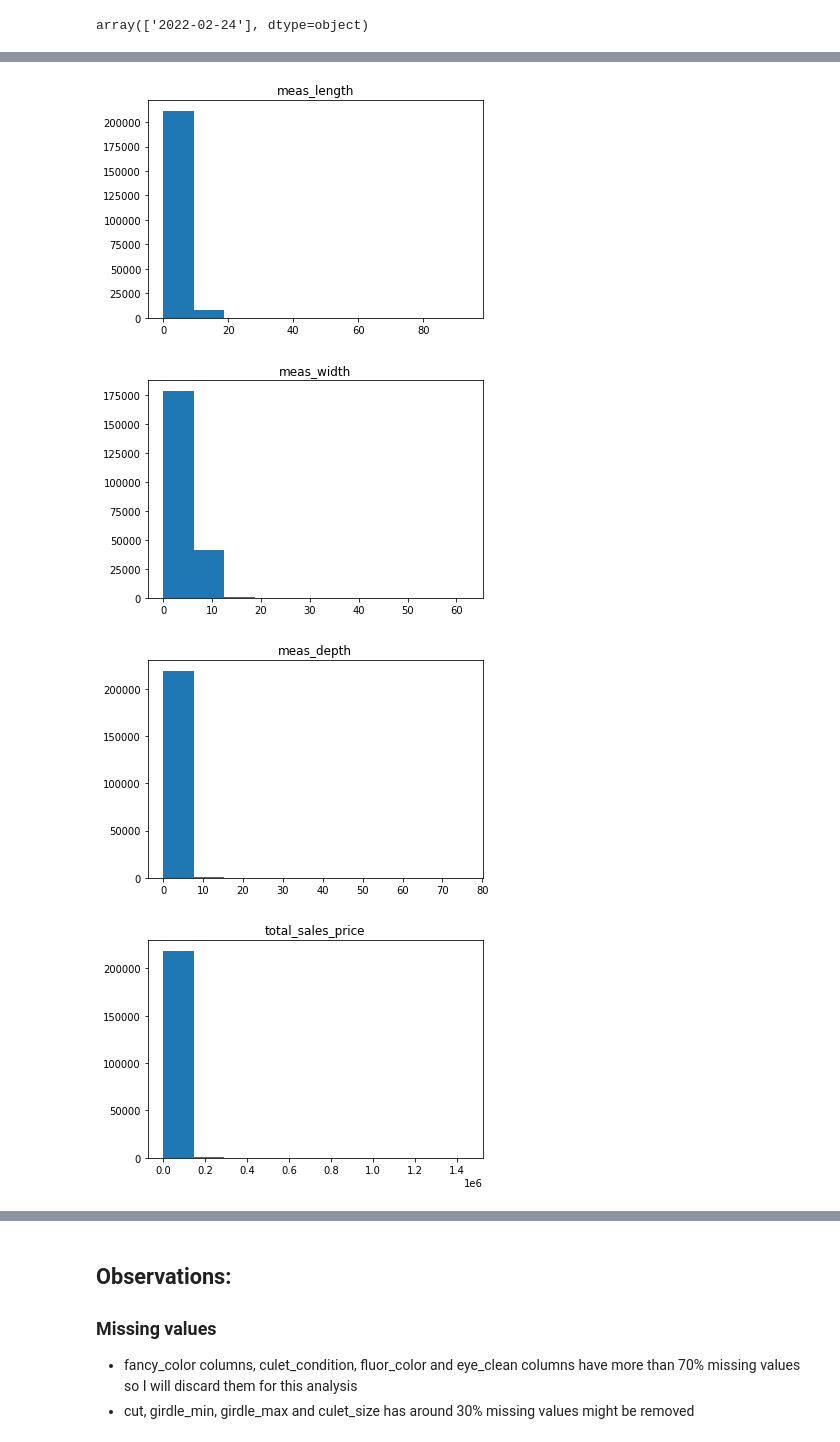
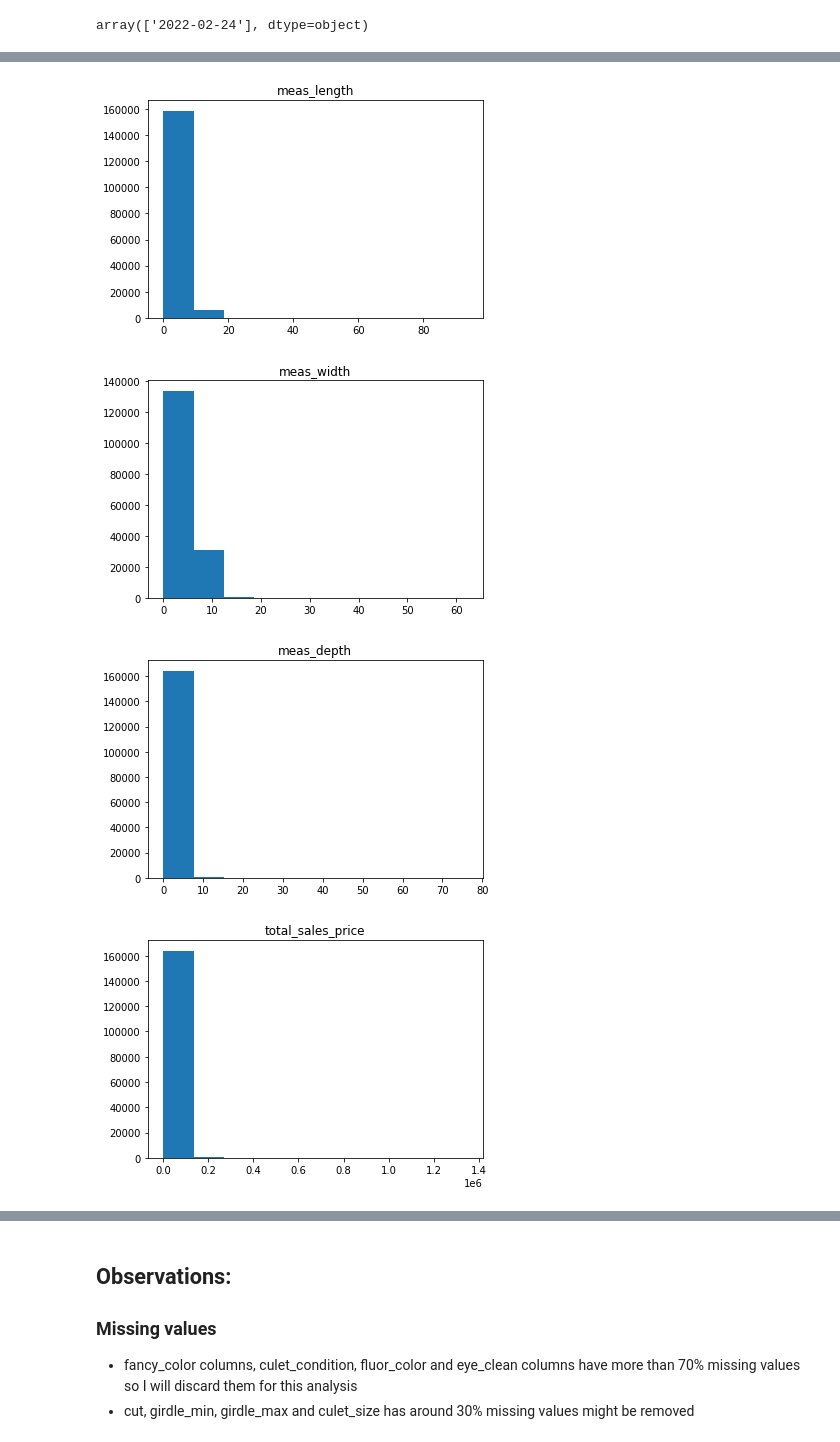
Before and after one commit to jmajurel/diamonds_project, a Jupyter notebook: diamonds_project.ipynb, the cells around one changed output, grey strips where cells are left out. Saved outputs shown, nothing was run; the diff lists cells and outputs as text; code cells hidden in the pictures.

Commit message:
split data set

```diff
--- a/diamonds_project.ipynb
+++ b/diamonds_project.ipynb
@@ -22,5 +23,9 @@ Diamonds data set available on kaggle (https://www.kaggle.com/enashed/diamond-pr
 # %% [markdown]
 # Data Exploration
 # %%
-df = pd.read_csv("./diamonds_project/diamonds.csv")
+data = pd.read_csv("./diamonds_project/diamonds.csv")
+# %%
+X = data[data.columns.difference(['total_sales_price'])]
+y = data["total_sales_price"]
+X_train, X_test, y_train, y_test = train_test_split(X, y)
 # %%
@@ -138,5 +151,5 @@ array(['Round', 'Pear', 'Oval', 'Marquise', 'Princess', 'Emerald',
 # %%
 for name in cat_columns:
-    sbn.barplot(df[name].value_counts().index, df[name].value_counts()).set_title(name)
+    sbn.barplot(X_train[name].value_counts().index, X_train[name].value_counts()).set_title(name)
     plt.show()
 # %% [output]
@@ -188,7 +204,7 @@ df['date'].unique()
 array(['2022-02-24'], dtype=object)
 # %%
 for name in nb_columns:
-    plt.hist(df[name])
+    plt.hist(X_train[name])
     plt.title(name)
     plt.show()
 # %% [output]
@@ -198,5 +214,5 @@ for name in nb_columns:
-[figure, old version]
+[figure, new version]
-[figure, old version]
+[figure, new version]
-[figure, old version]
+[figure, new version]
-[figure, old version]
+[figure, new version]
 # %%
```
Also changed, not shown: parts of 35 cells of this notebook.
